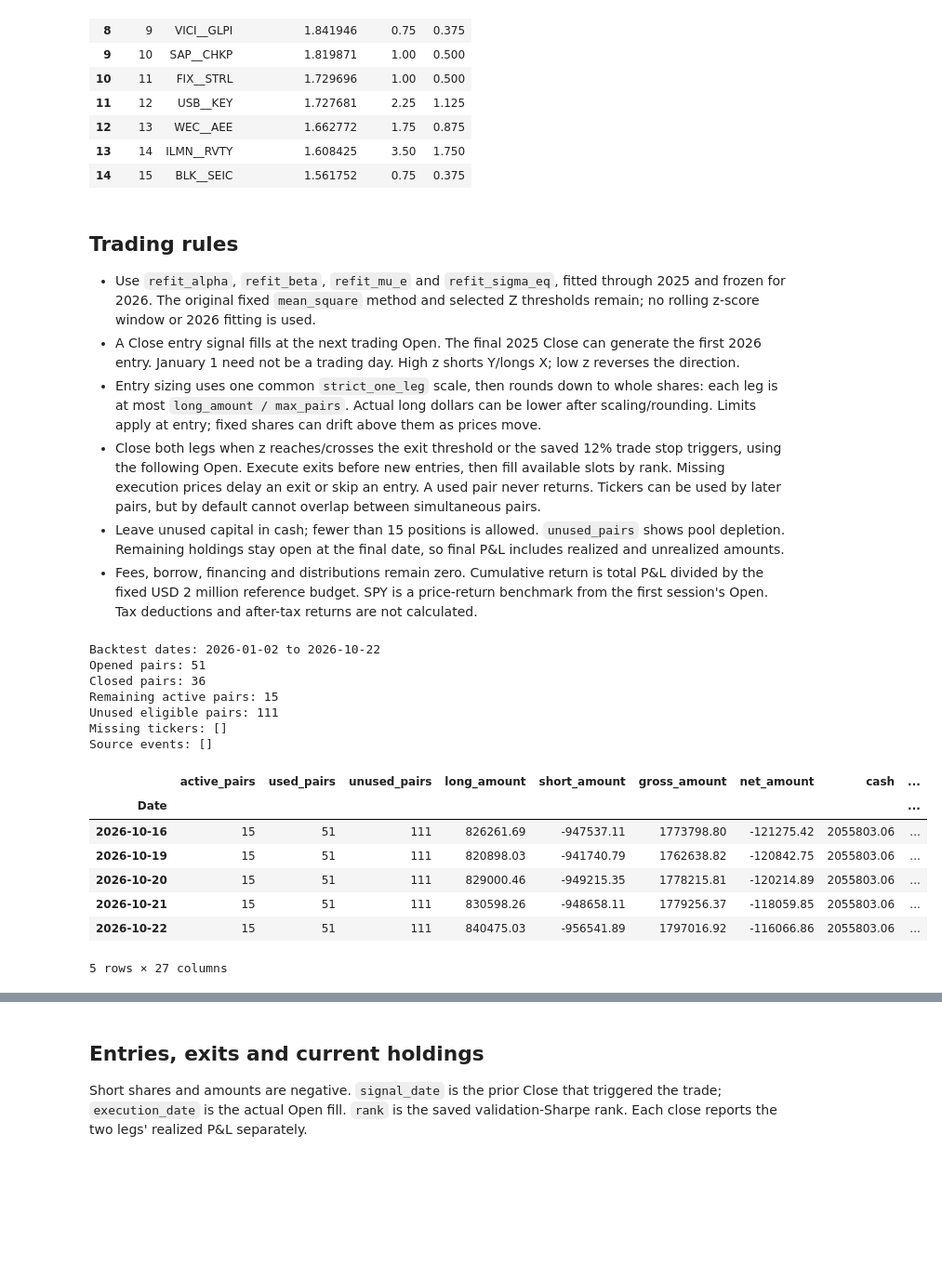
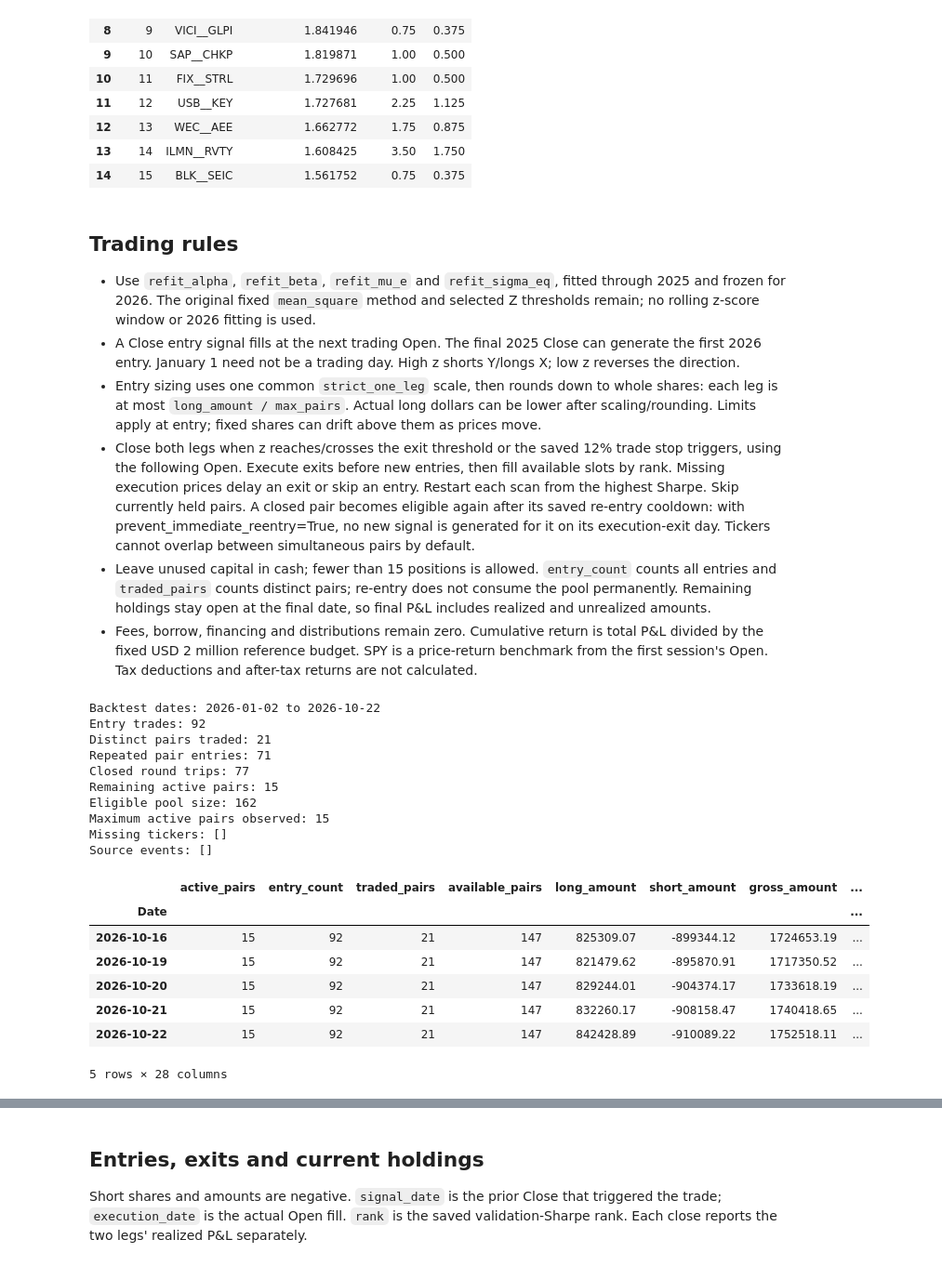
Before and after one commit to asd1354403003/Long-Short-Tax-Saving, a Jupyter notebook: analysis.ipynb, the cells around one changed output, grey strips where cells are left out. Shown at 93% size. Cells and saved outputs as stored; diff of their text form; code cells hidden in the pictures; blank space fills up the shorter version.

```diff
--- a/analysis.ipynb
+++ b/analysis.ipynb
@@ -57,42 +57,49 @@ Fixed reference budget, including cash: $2,000,000.00
 - Use `refit_alpha`, `refit_beta`, `refit_mu_e` and `refit_sigma_eq`, fitted through 2025 and frozen for 2026. The original fixed `mean_square` method and selected Z thresholds remain; no rolling z-score window or 2026 fitting is used.
 - A Close entry signal fills at the next trading Open. The final 2025 Close can generate the first 2026 entry. January 1 need not be a trading day. High z shorts Y/longs X; low z reverses the direction.
 - Entry sizing uses one common `strict_one_leg` scale, then rounds down to whole shares: each leg is at most `long_amount / max_pairs`. Actual long dollars can be lower after scaling/rounding. Limits apply at entry; fixed shares can drift above them as prices move.
-- Close both legs when z reaches/crosses the exit threshold or the saved 12% trade stop triggers, using the following Open. Execute exits before new entries, then fill available slots by rank. Missing execution prices delay an exit or skip an entry. A used pair never returns. Tickers can be used by later pairs, but by default cannot overlap between simultaneous pairs.
-- Leave unused capital in cash; fewer than 15 positions is allowed. `unused_pairs` shows pool depletion. Remaining holdings stay open at the final date, so final P&L includes realized and unrealized amounts.
+- Close both legs when z reaches/crosses the exit threshold or the saved 12% trade stop triggers, using the following Open. Execute exits before new entries, then fill available slots by rank. Missing execution prices delay an exit or skip an entry. Restart each scan from the highest Sharpe. Skip currently held pairs. A closed pair becomes eligible again after its saved re-entry cooldown: with prevent_immediate_reentry=True, no new signal is generated for it on its execution-exit day. Tickers cannot overlap between simultaneous pairs by default.
+- Leave unused capital in cash; fewer than 15 positions is allowed. `entry_count` counts all entries and `traded_pairs` counts distinct pairs; re-entry does not consume the pool permanently. Remaining holdings stay open at the final date, so final P&L includes realized and unrealized amounts.
 - Fees, borrow, financing and distributions remain zero. Cumulative return is total P&L divided by the fixed USD 2 million reference budget. SPY is a price-return benchmark from the first session's Open. Tax deductions and after-tax returns are not calculated.
 # %%
 result = backtester.run()
 daily_summary = result["daily_summary"]
 daily_positions_long = result["daily_positions_long"]
 daily_positions_short = result["daily_positions_short"]
 events = result["events"]
 closed_trades = result["closed_trades"]
 open_positions = result["open_positions"]
 
 print("Backtest dates:", daily_summary.index[0].date(), "to", daily_summary.index[-1].date())
-print("Opened pairs:", events["event"].eq("open").sum())
-print("Closed pairs:", len(closed_trades))
+opened = events.loc[events["event"].eq("open")]
+print("Entry trades:", len(opened))
+print("Distinct pairs traded:", opened["pair_id"].nunique())
+print("Repeated pair entries:", len(opened) - opened["pair_id"].nunique())
+print("Closed round trips:", len(closed_trades))
 print("Remaining active pairs:", len(open_positions))
-print("Unused eligible pairs:", daily_summary["unused_pairs"].iloc[-1])
+print("Eligible pool size:", len(backtester.pairs))
+print("Maximum active pairs observed:", daily_summary["active_pairs"].max())
 print("Missing tickers:", result["missing_tickers"])
 print("Source events:", result["source_events"][:10])
 display(daily_summary.tail().round(2))
 # %% [output]
 Backtest dates: 2026-01-02 to 2026-10-22
-Opened pairs: 51
-Closed pairs: 36
+Entry trades: 92
+Distinct pairs traded: 21
+Repeated pair entries: 71
+Closed round trips: 77
 Remaining active pairs: 15
-Unused eligible pairs: 111
+Eligible pool size: 162
+Maximum active pairs observed: 15
 Missing tickers: []
 Source events: []
-|  | active_pairs | used_pairs | unused_pairs | long_amount | short_amount | gross_amount | net_amount | cash | ... |
-| Date |  |  |  |  |  |  |  |  | ... |
-| 2026-10-16 | 15 | 51 | 111 | 826261.69 | -947537.11 | 1773798.80 | -121275.42 | 2055803.06 | ... |
-| 2026-10-19 | 15 | 51 | 111 | 820898.03 | -941740.79 | 1762638.82 | -120842.75 | 2055803.06 | ... |
-| 2026-10-20 | 15 | 51 | 111 | 829000.46 | -949215.35 | 1778215.81 | -120214.89 | 2055803.06 | ... |
-| 2026-10-21 | 15 | 51 | 111 | 830598.26 | -948658.11 | 1779256.37 | -118059.85 | 2055803.06 | ... |
-| 2026-10-22 | 15 | 51 | 111 | 840475.03 | -956541.89 | 1797016.92 | -116066.86 | 2055803.06 | ... |
+|  | active_pairs | entry_count | traded_pairs | available_pairs | long_amount | short_amount | gross_amount | ... |
+| Date |  |  |  |  |  |  |  | ... |
+| 2026-10-16 | 15 | 92 | 21 | 147 | 825309.07 | -899344.12 | 1724653.19 | ... |
+| 2026-10-19 | 15 | 92 | 21 | 147 | 821479.62 | -895870.91 | 1717350.52 | ... |
+| 2026-10-20 | 15 | 92 | 21 | 147 | 829244.01 | -904374.17 | 1733618.19 | ... |
+| 2026-10-21 | 15 | 92 | 21 | 147 | 832260.17 | -908158.47 | 1740418.65 | ... |
+| 2026-10-22 | 15 | 92 | 21 | 147 | 842428.89 | -910089.22 | 1752518.11 | ... |
-5 rows × 27 columns
+5 rows × 28 columns
 # %%
 daily_summary[["cumulative_return", "spy_cumulative_return"]].plot(
     figsize=(10, 4), title="Strategy versus SPY: cumulative price return", grid=True,
```
Also changed, not shown: parts of 8 cells of this notebook, 3 other files.
